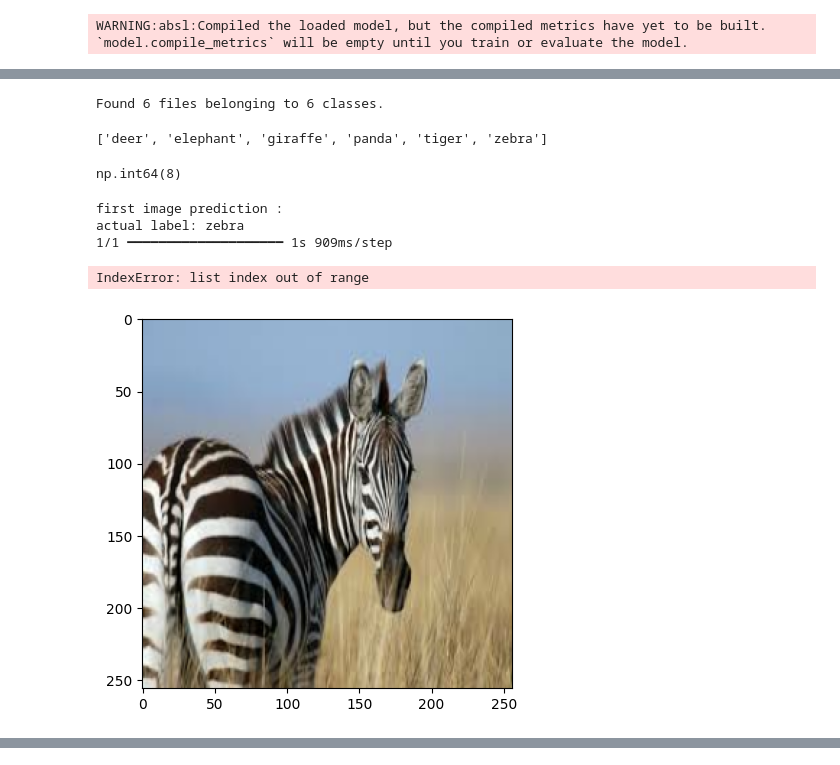
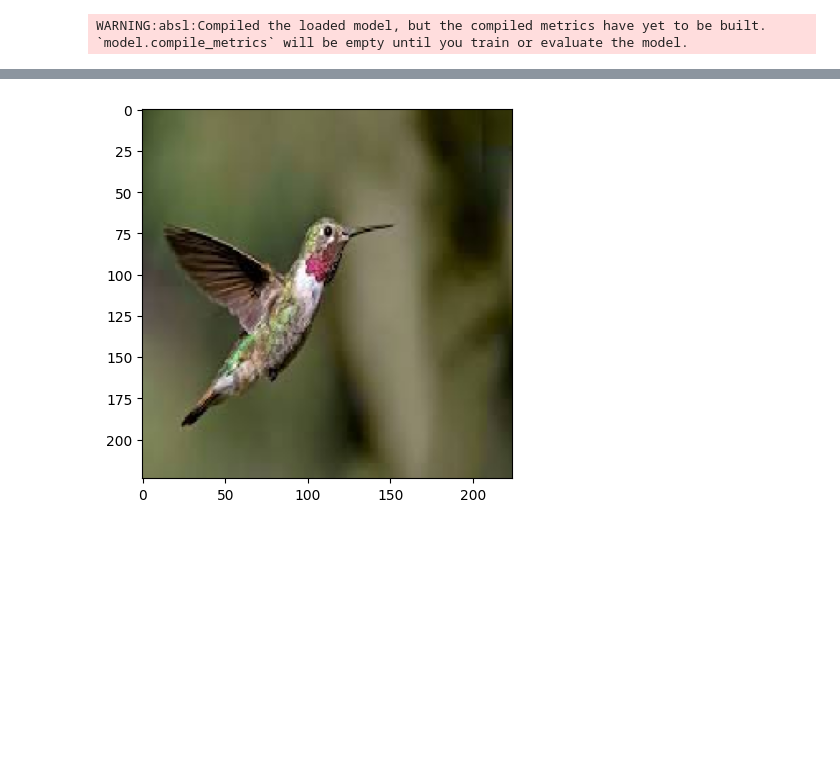
Before and after one commit to gyrfalcon55/CNN_Project, a Jupyter notebook: notebook/checking.ipynb, the cells around one changed output, grey strips where cells are left out. Saved outputs shown, nothing was run; the diff lists cells and outputs as text; code cells hidden in the pictures; blank space fills up the shorter version.

```diff
--- a/notebook/checking.ipynb
+++ b/notebook/checking.ipynb
@@ -5,3 +5,11 @@ from tensorflow.keras.models import load_model
 import matplotlib.pyplot as plt
 import tensorflow as tf
 import numpy
+# %%
+dataset = tf.keras.preprocessing.image_dataset_from_directory(
+    "..\\Data\\animals\\",
+    batch_size=32,
+    image_size=(224,224),
+    shuffle=True,
+    color_mode="rgb"
+)
@@ -7,0 +18,3 @@ import numpy
+# %%
+class_names = dataset.class_names
+class_names
@@ -8,4 +39,4 @@ import numpy
 # %%
-model = load_model('..\models\classifier_model_1.h5')
+model = load_model('../models/classifier_2_acc_85.h5')
 # %% [output]
 WARNING:absl:Compiled the loaded model, but the compiled metrics have yet to be built. `model.compile_metrics` will be empty until you train or evaluate the model.
@@ -30,31 +70,22 @@ Model: "sequential_2"
  Optimizer params: 2 (12.00 B)
-# %%
-test_ds = tf.keras.preprocessing.image_dataset_from_directory("C:/Users/sjuna/Desktop/Animals")
-# %% [output]
-Found 6 files belonging to 6 classes.
-# %%
-class_names = test_ds.class_names
-class_names
-# %% [output]
-['deer', 'elephant', 'giraffe', 'panda', 'tiger', 'zebra']
-# %%
-np.argmax(batch_prediction[0])
-# %% [output]
-np.int64(8)
-# %%
-for image_batch,labels_batch in test_ds.take(1):
-    first_image = image_batch[0].numpy().astype('uint8')
-    first_label = labels_batch[0].numpy()
-
-    print("first image prediction : ")
-    plt.imshow(first_image)
-    print("actual label:",class_names[first_label])
-
-    batch_prediction = model.predict(image_batch)
-    print("predicted label:",class_names[np.argmax(batch_prediction[0])])
-# %% [output]
-first image prediction :
-actual label: zebra
-1/1 ━━━━━━━━━━━━━━━━━━━━ 1s 909ms/step
-IndexError: list index out of range
-[figure, removed]
+# %%
+from tensorflow.keras.preprocessing import image
+import numpy as np
+
+img_path = "D:/Artificial Intelligence/Deep Learning/Project2/Animal_Classifier/Data/animals/hummingbird/02d0664b65.jpg"
+
+# Load and preprocess image
+img = image.load_img(img_path, target_size=(224,224))
+x = image.img_to_array(img)
+plt.imshow(x.astype("uint8"))
+x = np.expand_dims(x, axis=0)
+
+# Applying VGG16 preprocessing
+from tensorflow.keras.applications.vgg16 import preprocess_input
+x = preprocess_input(x)
+
+# Prediction
+preds = model.predict(x)
+pred_class = np.argmax(preds[0])
+print("Predicted class:", class_names[pred_class])
+# %% [output]
@@ -60,0 +94 @@ IndexError: list index out of range
+[figure, added]
```
Also changed, not shown: parts of 5 cells of this notebook, 28 other files.
